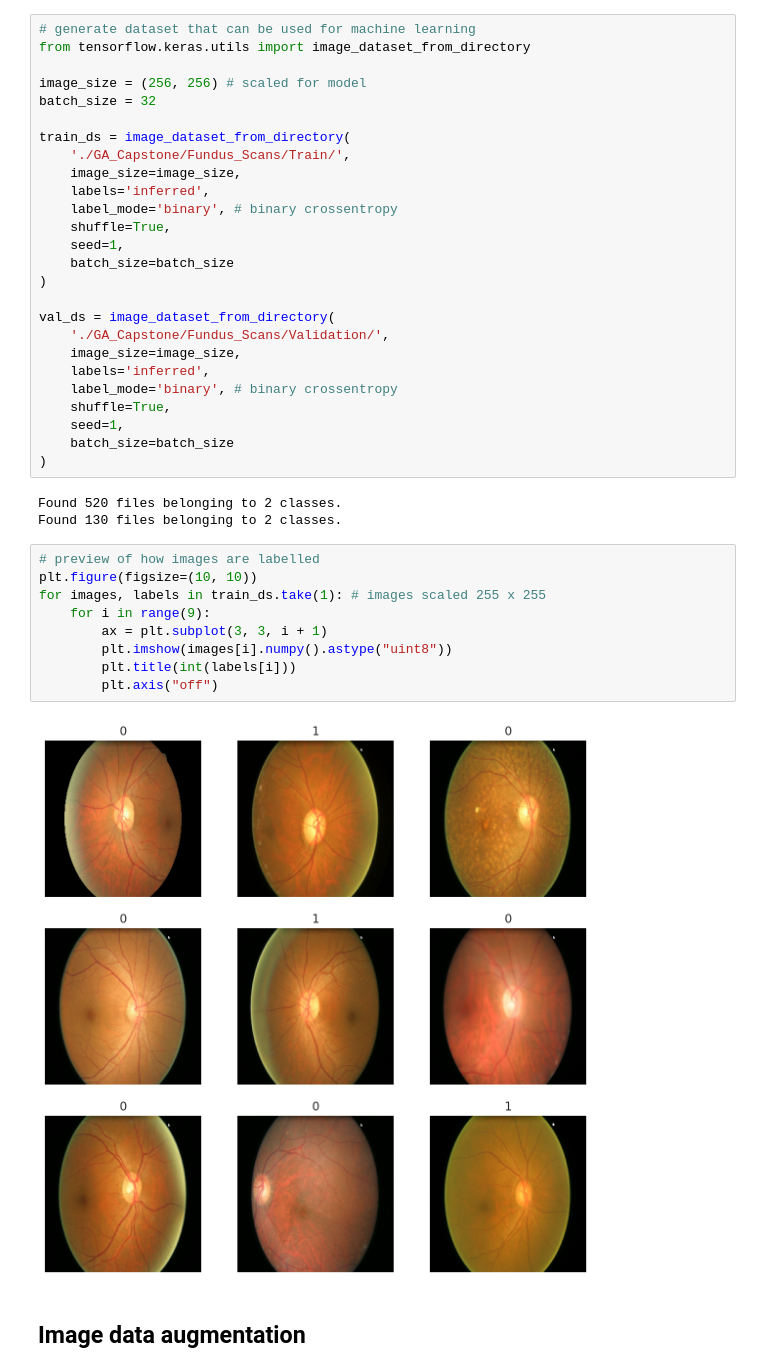
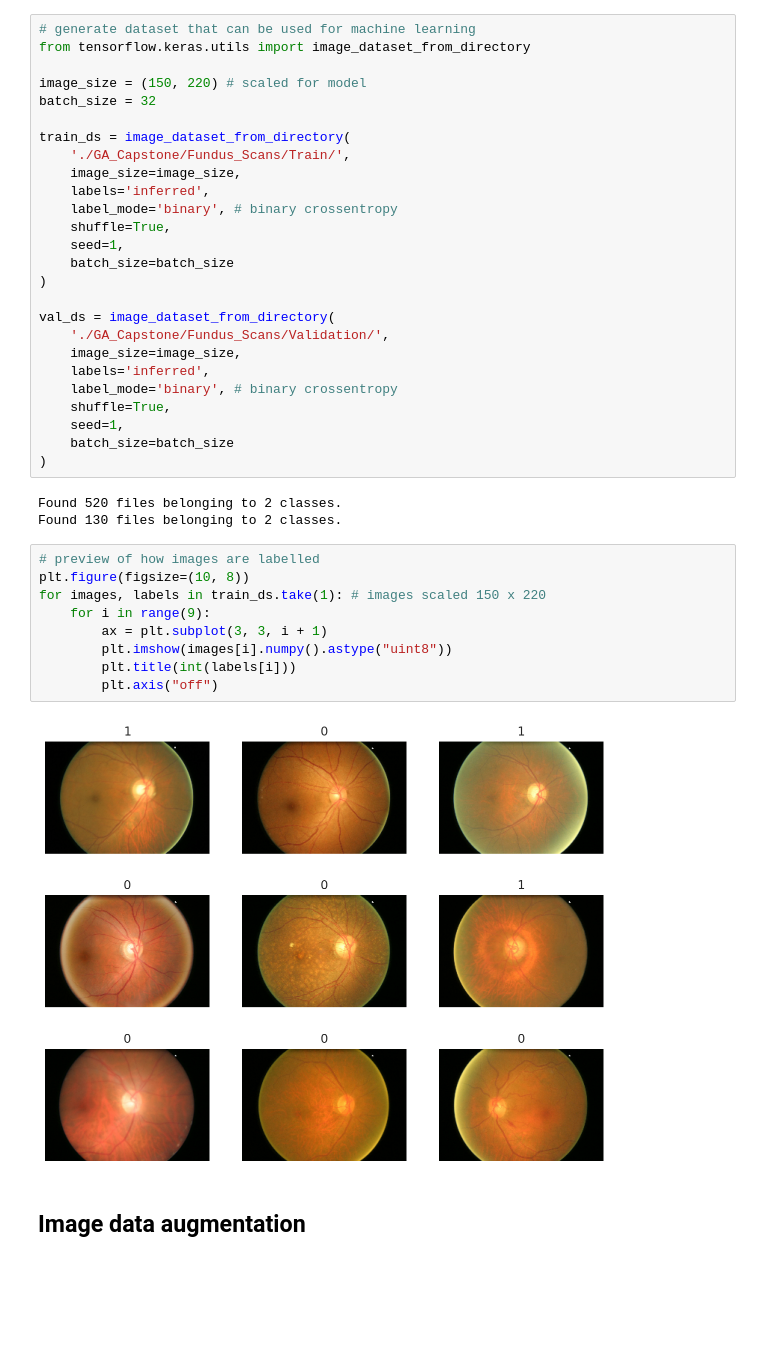
Before and after one commit to yxmauw/GA_Capstone, a Jupyter notebook: Capstone.ipynb, the cells around one changed output. Saved outputs shown, nothing was run; the diff lists cells and outputs as text; blank space fills up the shorter version.

```diff
--- a/Capstone.ipynb
+++ b/Capstone.ipynb
@@ -159,7 +159,7 @@ print(tf.__version__) #2.8.2
 # generate dataset that can be used for machine learning
 from tensorflow.keras.utils import image_dataset_from_directory
 
-image_size = (256, 256) # scaled for model
+image_size = (150, 220) # scaled for model
 batch_size = 32
 
 train_ds = image_dataset_from_directory(
@@ -186,14 +186,14 @@ Found 520 files belonging to 2 classes.
 Found 130 files belonging to 2 classes.
 # %%
 # preview of how images are labelled
-plt.figure(figsize=(10, 10))
-for images, labels in train_ds.take(1): # images scaled 255 x 255
+plt.figure(figsize=(10, 8))
+for images, labels in train_ds.take(1): # images scaled 150 x 220
     for i in range(9):
         ax = plt.subplot(3, 3, i + 1)
         plt.imshow(images[i].numpy().astype("uint8"))
         plt.title(int(labels[i]))
         plt.axis("off")
 # %% [output]
-[figure, old version]
+[figure, new version]
 # %% [markdown]
 ## Image data augmentation
```
Also changed, not shown: parts of 13 cells of this notebook.
